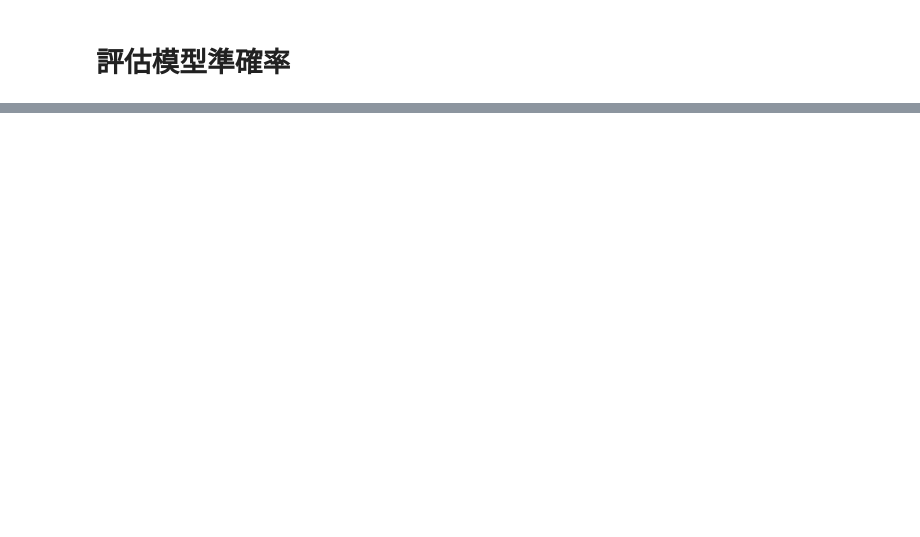
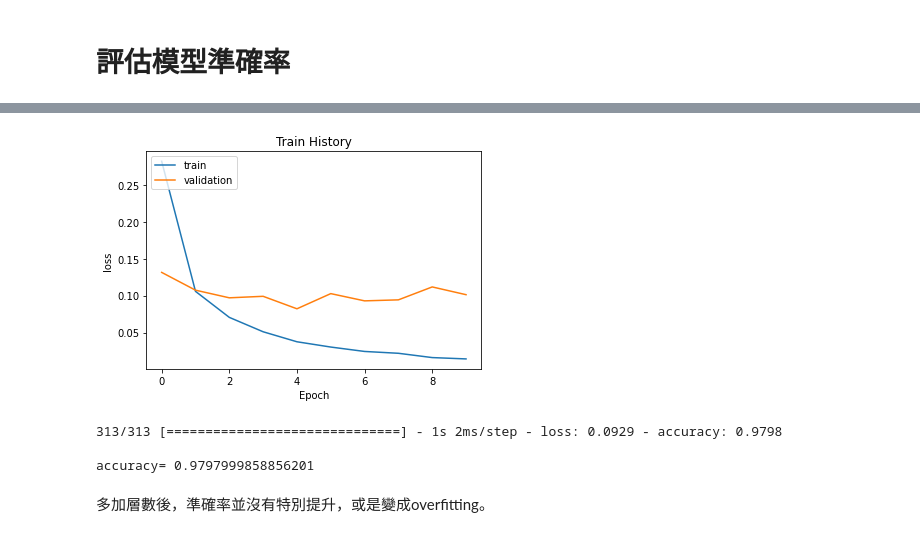
Before and after one commit to willhwh/3rd-ML100Days, a Jupyter notebook: Day_070-Keras_Mnist_MLP_HW.ipynb, the cells around one changed output, grey strips where cells are left out. Saved outputs shown, nothing was run; the diff lists cells and outputs as text; code cells hidden in the pictures; blank space fills up the shorter version.

```diff
--- a/Day_070-Keras_Mnist_MLP_HW.ipynb
+++ b/Day_070-Keras_Mnist_MLP_HW.ipynb
@@ -114,0 +175,14 @@ accuracy= 0.9769999980926514
+# %%
+show_train_history(train_history,'loss','val_loss')
+# %% [output]
+[figure, added]
+# %%
+scores = model.evaluate(x_Test_normalize, y_Test_OneHot)
+print()
+print('accuracy=',scores[1])
+# %% [output]
+313/313 [==============================] - 1s 2ms/step - loss: 0.0929 - accuracy: 0.9798
+
+accuracy= 0.9797999858856201
+# %% [markdown]
+多加層數後，準確率並沒有特別提升，或是變成overfitting。
```
Also changed, not shown: parts of 11 cells of this notebook, 1 other file.
